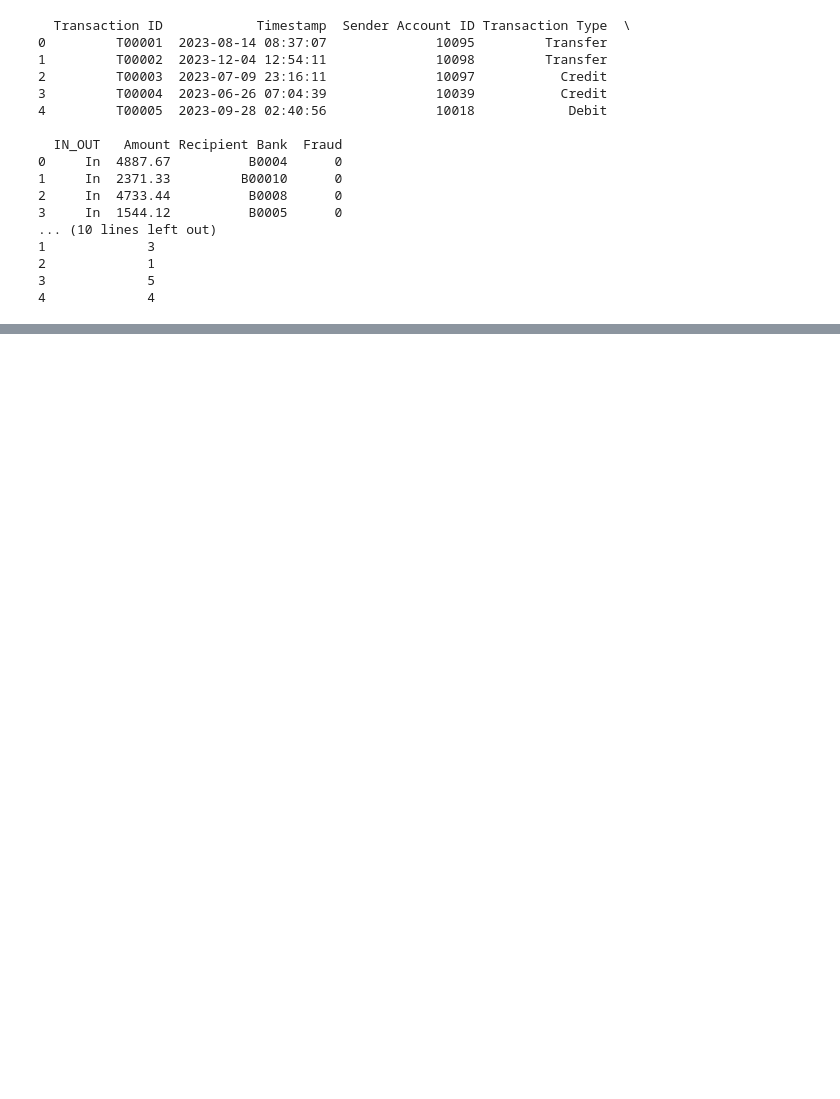
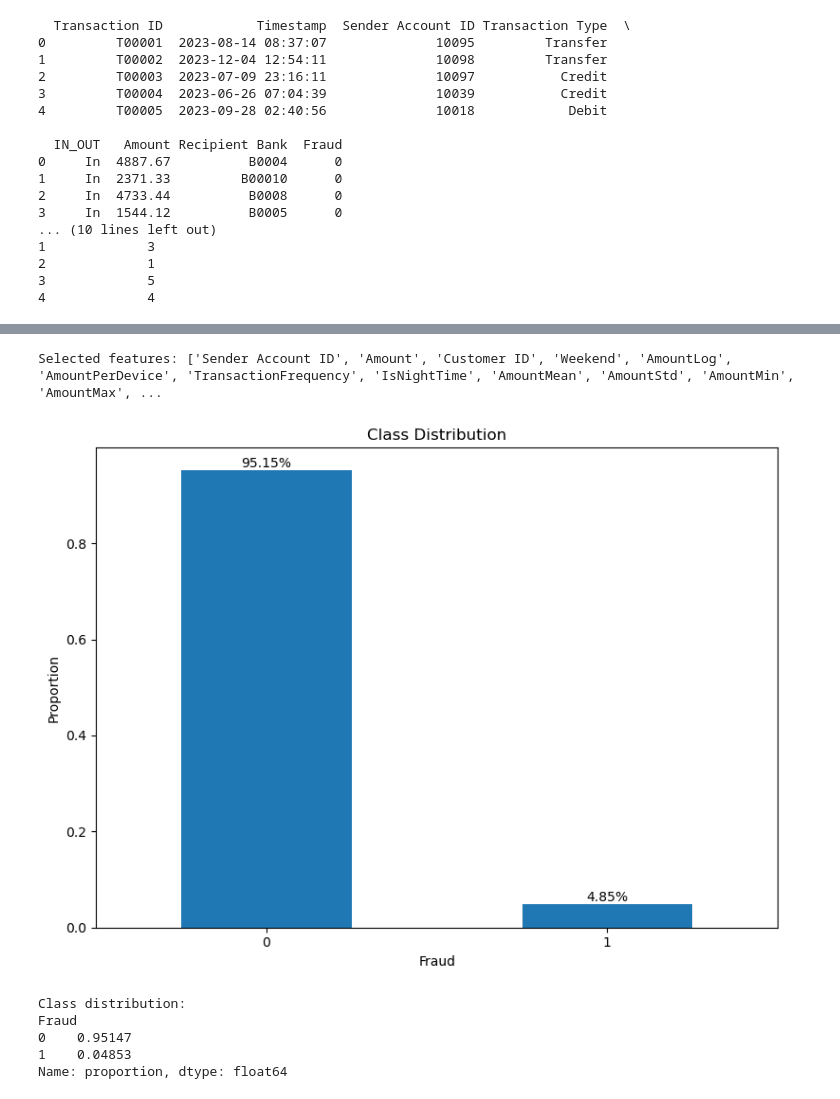
Before and after one commit to Kusalani/Fraud-detection-system, a Jupyter notebook: Models/stackedensemble model.ipynb, the cells around one changed output, grey strips where cells are left out. Saved outputs shown, nothing was run; the diff lists cells and outputs as text; code cells hidden in the pictures; blank space fills up the shorter version.

```diff
--- a/Models/stackedensemble model.ipynb
+++ b/Models/stackedensemble model.ipynb
@@ -216,0 +104,2 @@ ROC AUC Score: 0.9894810015178246
+# %%
+df = merged_df
@@ -216,0 +241,32 @@ ROC AUC Score: 0.9894810015178246
+# %%
+# Get selected feature names
+selected_features = feature_cols[selector.get_support()].tolist()
+
+print("Selected features:", selected_features)
+# %% [output]
+Selected features: ['Sender Account ID', 'Amount', 'Customer ID', 'Weekend', 'AmountLog', 'AmountPerDevice', 'TransactionFrequency', 'IsNightTime', 'AmountMean', 'AmountStd', 'AmountMin', 'AmountMax', ...
+# %%
+import matplotlib.pyplot as plt
+
+class_distribution = df['Fraud'].value_counts(normalize=True)
+
+plt.figure(figsize=(8, 6))
+class_distribution.plot(kind='bar')
+plt.title('Class Distribution')
+plt.xlabel('Fraud')
+plt.ylabel('Proportion')
+plt.xticks(rotation=0)
+for i, v in enumerate(class_distribution):
+    plt.text(i, v, f'{v:.2%}', ha='center', va='bottom')
+plt.tight_layout()
+plt.show()
+
+print("Class distribution:")
+print(class_distribution)
+# %% [output]
+[figure, added]
+Class distribution:
+Fraud
+0    0.95147
+1    0.04853
+Name: proportion, dtype: float64
```
Also changed, not shown: parts of 30 cells of this notebook.
